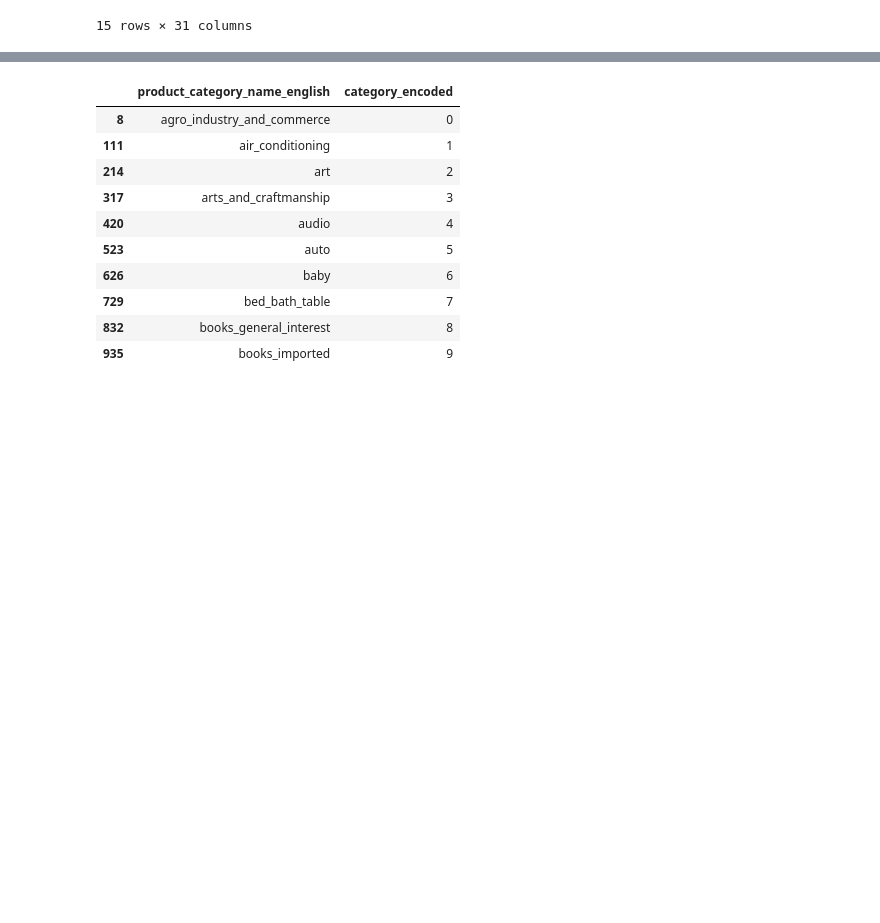
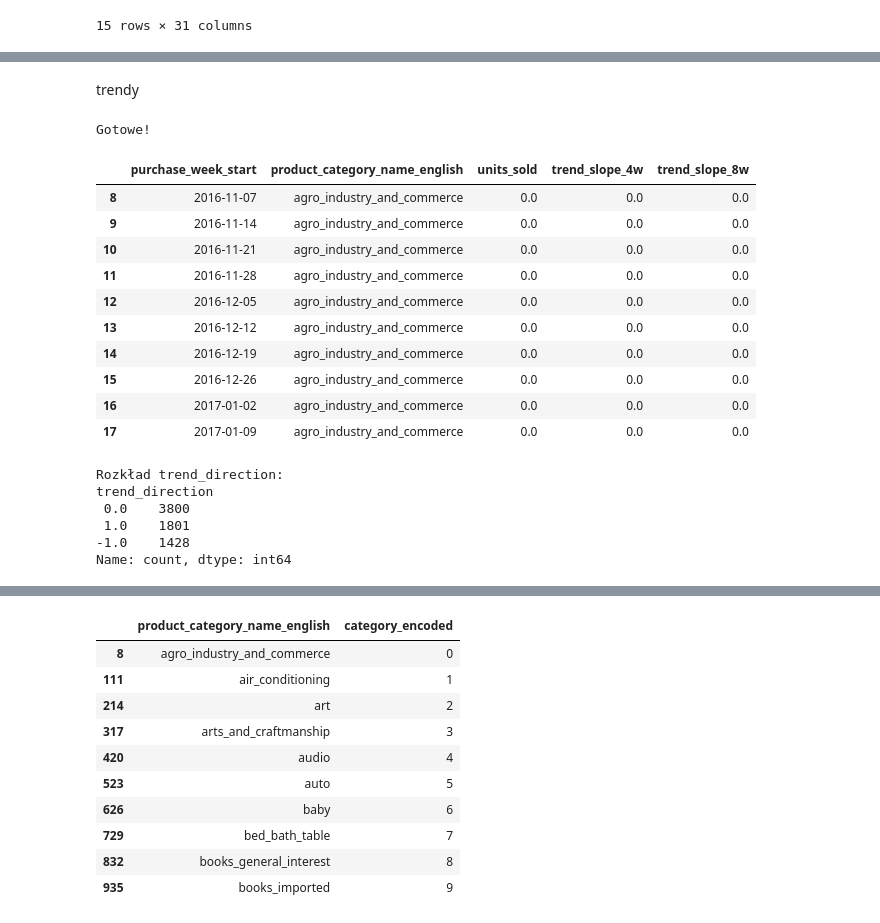
Before and after one commit to infoshareacademy/jdszr23-grupa-3, a Jupyter notebook: projekt_grupowy/ariel.ipynb, the cells around one changed output, grey strips where cells are left out. Cells and saved outputs as stored; diff of their text form; code cells hidden in the pictures; blank space fills up the shorter version.

```diff
--- a/projekt_grupowy/ariel.ipynb
+++ b/projekt_grupowy/ariel.ipynb
@@ -1203,0 +1352,15 @@ weekly_full.head(15)
+# %%
+# Średnia sprzedaż per kategoria - target encoding
+category_mean = (
+    weekly_full
+    .groupby('product_category_name_english')['units_sold']
+    .mean()
+)
+
+weekly_full['category_enc'] = (
+    weekly_full['product_category_name_english']
+    .map(category_mean)
+)
+
+print("Przykładowe wartości target encoding:")
+print(category_mean.sort_values(ascending=False).head(10))
@@ -1203,0 +1381,65 @@ weekly_full.head(15)
+# %% [markdown]
+trendy
+# %%
+from scipy.stats import linregress
+
+def calc_slope(x):
+    if x.isna().sum() > len(x) // 2:
+        return np.nan
+    idx = np.arange(len(x))
+    mask = ~np.isnan(x.values)
+    if mask.sum() < 2:
+        return np.nan
+    slope, _, _, _, _ = linregress(idx[mask], x.values[mask])
+    return slope
+
+weekly_full['trend_slope_4w'] = (
+    weekly_full
+    .groupby('product_category_name_english')['units_sold']
+    .transform(lambda x: x.shift(1).rolling(4).apply(calc_slope, raw=False))
+)
+
+weekly_full['trend_slope_8w'] = (
+    weekly_full
+    .groupby('product_category_name_english')['units_sold']
+    .transform(lambda x: x.shift(1).rolling(8).apply(calc_slope, raw=False))
+)
+
+print("Gotowe!")
+weekly_full[['purchase_week_start', 'product_category_name_english',
+             'units_sold', 'trend_slope_4w', 'trend_slope_8w']].dropna().head(10)
+# %% [output]
+Gotowe!
+|  | purchase_week_start | product_category_name_english | units_sold | trend_slope_4w | trend_slope_8w |
+| 8 | 2016-11-07 | agro_industry_and_commerce | 0.0 | 0.0 | 0.0 |
+| 9 | 2016-11-14 | agro_industry_and_commerce | 0.0 | 0.0 | 0.0 |
+| 10 | 2016-11-21 | agro_industry_and_commerce | 0.0 | 0.0 | 0.0 |
+| 11 | 2016-11-28 | agro_industry_and_commerce | 0.0 | 0.0 | 0.0 |
+| 12 | 2016-12-05 | agro_industry_and_commerce | 0.0 | 0.0 | 0.0 |
+| 13 | 2016-12-12 | agro_industry_and_commerce | 0.0 | 0.0 | 0.0 |
+| 14 | 2016-12-19 | agro_industry_and_commerce | 0.0 | 0.0 | 0.0 |
+| 15 | 2016-12-26 | agro_industry_and_commerce | 0.0 | 0.0 | 0.0 |
+| 16 | 2017-01-02 | agro_industry_and_commerce | 0.0 | 0.0 | 0.0 |
+| 17 | 2017-01-09 | agro_industry_and_commerce | 0.0 | 0.0 | 0.0 |
+# %%
+def classify_trend(slope, threshold=0.5):
+    if pd.isna(slope):
+        return np.nan
+    elif slope > threshold:
+        return 1    # UP
+    elif slope < -threshold:
+        return -1   # DOWN
+    else:
+        return 0    # STABLE
+
+weekly_full['trend_direction'] = weekly_full['trend_slope_4w'].apply(classify_trend)
+
+print("Rozkład trend_direction:")
+print(weekly_full['trend_direction'].value_counts())
+# %% [output]
+Rozkład trend_direction:
+trend_direction
+ 0.0    3800
+ 1.0    1801
+-1.0    1428
+Name: count, dtype: int64
```
Also changed, not shown: parts of 143 cells of this notebook, 5 other files.
